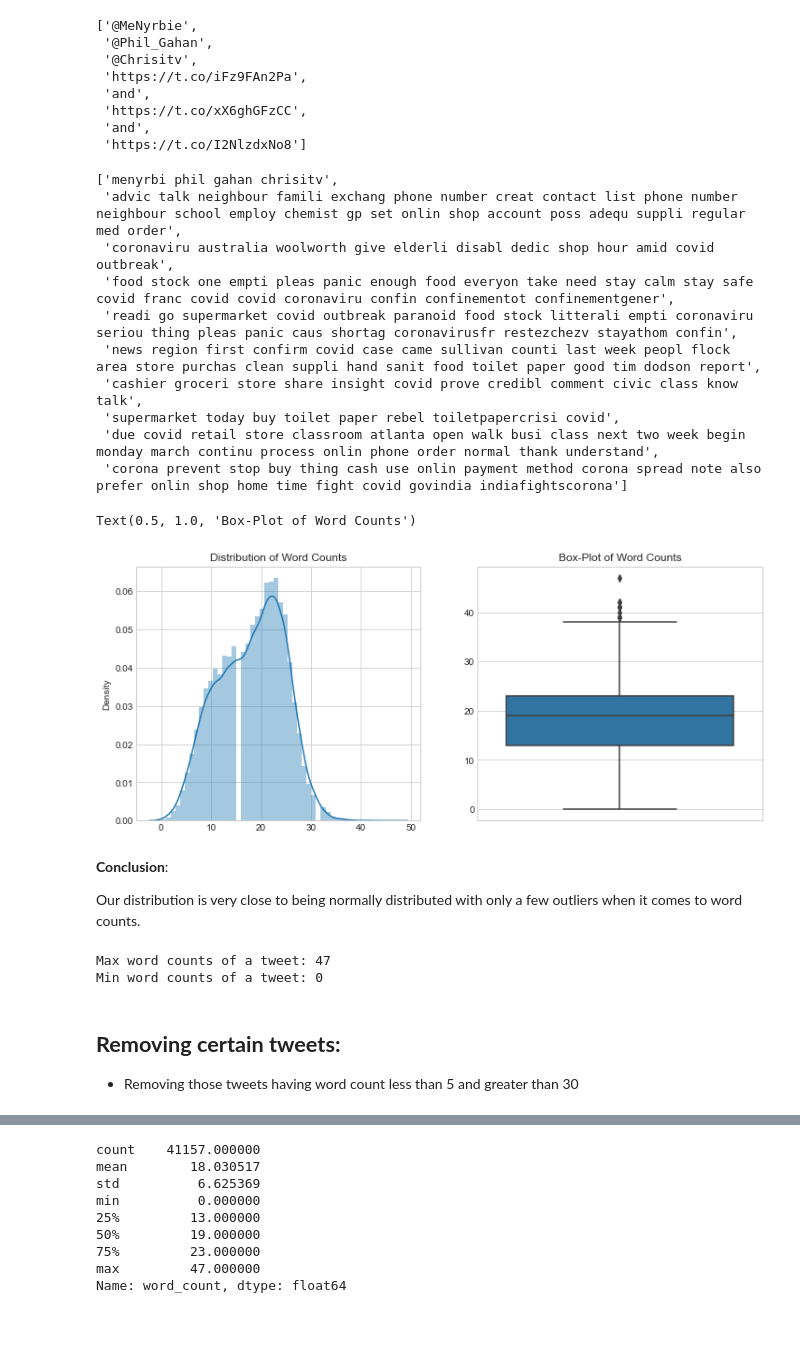
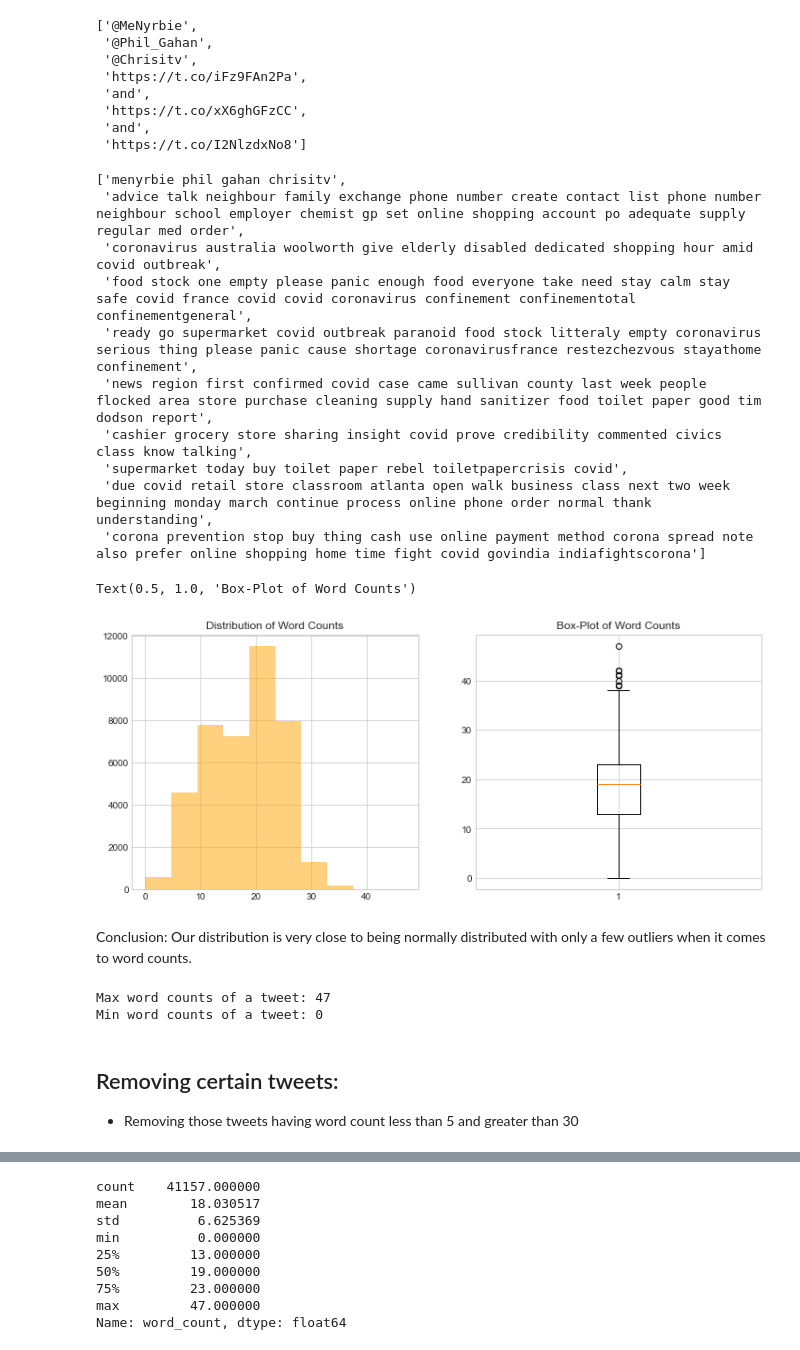
Before and after one commit to SubhadipGhosh07/Coronavirus-Tweet-Sentiment-Analysis, a Jupyter notebook: Coronavirus_Tweet_Sentiment_Analysis.ipynb, the cells around one changed output, grey strips where cells are left out. Saved outputs shown, nothing was run; the diff lists cells and outputs as text; code cells hidden in the pictures; blank space fills up the shorter version.

```diff
--- a/Coronavirus_Tweet_Sentiment_Analysis.ipynb
+++ b/Coronavirus_Tweet_Sentiment_Analysis.ipynb
@@ -148,7 +174,7 @@ from nltk.stem.porter import PorterStemmer
 from nltk.stem import WordNetLemmatizer
 import string
 import nltk
-ps = PorterStemmer()
+lm = WordNetLemmatizer()
 # %%
 nltk.download("stopwords")
 # %% [output]
@@ -176,41 +202,40 @@ for i in range(len(data)):
     tweet=' '.join([word for word in tweet.split() if word[0:5]!='https'])
     substitute = re.sub("[^a-zA-Z]",' ',tweet)
     substitute=substitute.lower()
-    final_tweet= ' '.join([ps.stem(word) for word in substitute.split() if word not in stopwords.words("english")])
+    final_tweet= ' '.join([lm.lemmatize(word) for word in substitute.split() if word not in stopwords.words("english")])
     corpus.append(final_tweet)
 # %%
 # Printing the first tweets from our corpus
 corpus[:10]
 # %% [output]
-['menyrbi phil gahan chrisitv',
- 'advic talk neighbour famili exchang phone number creat contact list phone number neighbour school employ chemist gp set onlin shop account poss adequ suppli regular med order',
- 'coronaviru australia woolworth give elderli disabl dedic shop hour amid covid outbreak',
- 'food stock one empti pleas panic enough food everyon take need stay calm stay safe covid franc covid covid coronaviru confin confinementot confinementgener',
- 'readi go supermarket covid outbreak paranoid food stock litterali empti coronaviru seriou thing pleas panic caus shortag coronavirusfr restezchezv stayathom confin',
- 'news region first confirm covid case came sullivan counti last week peopl flock area store purchas clean suppli hand sanit food toilet paper good tim dodson report',
- 'cashier groceri store share insight covid prove credibl comment civic class know talk',
- 'supermarket today buy toilet paper rebel toiletpapercrisi covid',
- 'due covid retail store classroom atlanta open walk busi class next two week begin monday march continu process onlin phone order normal thank understand',
- 'corona prevent stop buy thing cash use onlin payment method corona spread note also prefer onlin shop home time fight covid govindia indiafightscorona']
+['menyrbie phil gahan chrisitv',
+ 'advice talk neighbour family exchange phone number create contact list phone number neighbour school employer chemist gp set online shopping account po adequate supply regular med order',
+ 'coronavirus australia woolworth give elderly disabled dedicated shopping hour amid covid outbreak',
+ 'food stock one empty please panic enough food everyone take need stay calm stay safe covid france covid covid coronavirus confinement confinementotal confinementgeneral',
+ 'ready go supermarket covid outbreak paranoid food stock litteraly empty coronavirus serious thing please panic cause shortage coronavirusfrance restezchezvous stayathome confinement',
+ 'news region first confirmed covid case came sullivan county last week people flocked area store purchase cleaning supply hand sanitizer food toilet paper good tim dodson report',
+ 'cashier grocery store sharing insight covid prove credibility commented civics class know talking',
+ 'supermarket today buy toilet paper rebel toiletpapercrisis covid',
+ 'due covid retail store classroom atlanta open walk business class next two week beginning monday march continue process online phone order normal thank understanding',
+ 'corona prevention stop buy thing cash use online payment method corona spread note also prefer online shopping home time fight covid govindia indiafightscorona']
 # %%
 # Counting the number of words in each tweet
 corpus_word_count = [len(i.split()) for i in corpus]
 
 # Plotting the length of words in a histogram
 plt.figure(figsize=(12,5))
 plt.subplot(1,2,1)
-sns.distplot(corpus_word_count, hist=True)
+plt.hist(corpus_word_count,histtype='stepfilled',alpha=0.5,color ='orange')
 plt.title("Distribution of Word Counts")
 
 plt.subplot(1,2,2)
-sns.boxplot(y=corpus_word_count)
+plt.boxplot(corpus_word_count)
 plt.title("Box-Plot of Word Counts")
 # %% [output]
 Text(0.5, 1.0, 'Box-Plot of Word Counts')
-[figure, old version]
+[figure, new version]
 # %% [markdown]
-**Conclusion**:
-
+Conclusion:
 Our distribution is very close to being normally distributed with only a few outliers when it comes to word counts.
 # %%
 # Info of our corpus
@@ -220,5 +245,5 @@ print("Min word counts of a tweet: {}".format(min(corpus_word_count)))
 Max word counts of a tweet: 47
 Min word counts of a tweet: 0
 # %% [markdown]
-## <b>Removing certain tweets:</b>
+## Removing certain tweets:
 * Removing those tweets having word count less than 5 and greater than 30
```
Also changed, not shown: parts of 40 cells of this notebook.
